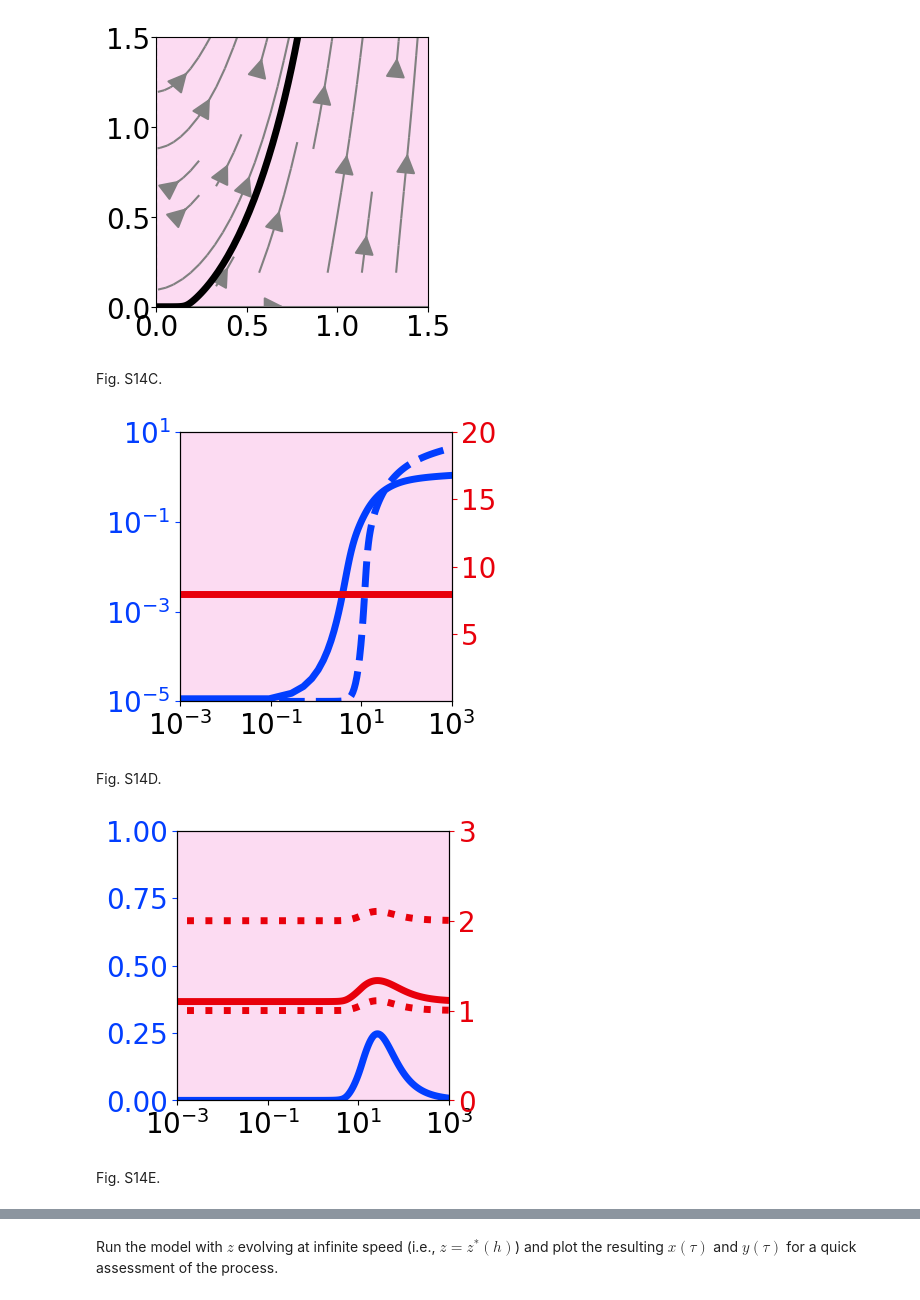
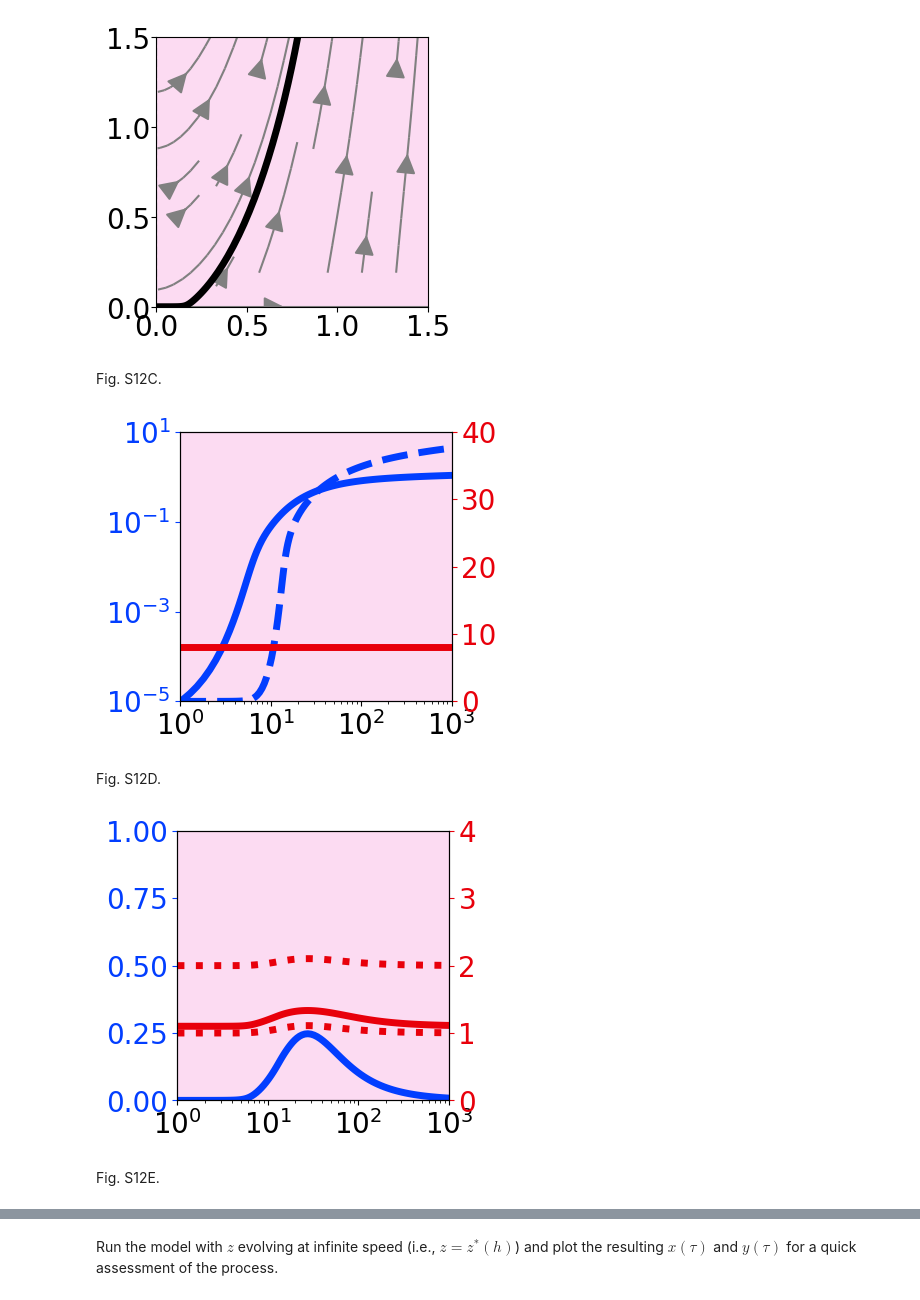
Before and after one commit to jorgeapenas/conflictdissolution, a Jupyter notebook: main_figures.ipynb, the cells around one changed output, grey strips where cells are left out. Drawn from its saved outputs; the diff is of its cells as text; code cells hidden in the pictures.

```diff
--- a/main_figures.ipynb
+++ b/main_figures.ipynb
@@ -186,7 +198,8 @@ PyPlot.savefig("FigS12A.pdf",bbox_inches="tight")
 Run the model with constant $z$ and plot the resulting $x(\tau)$ and $y(\tau)$ for a quick assessment of the process.
 # %%
 zvec0 = [0.00001;0.00001]
-tspan = (0.0, 1000.0)
+#tspan = (0.0, 1000.0)
+tspan = (1.0, 1000.0)
 prob = ODEProblem(mf.evoldyn_z0,zvec0,tspan)
 sol = DifferentialEquations.solve(prob, Tsit5(), reltol=1e-8, abstol=1e-8)
 
@@ -195,6 +208,6 @@ sol = DifferentialEquations.solve(prob, Tsit5(), reltol=1e-8, abstol=1e-8)
 PyPlot.plt.loglog(t,x)
 PyPlot.plt.loglog(t,y)
 
-PyPlot.plt.xlim(1e-3, 1e3)
+PyPlot.plt.xlim(1, 1e3)
 PyPlot.plt.ylim(1e-5, 20)
 # %% [output]
@@ -828,19 +842,19 @@ PyPlot.savefig("FigS14B.pdf",bbox_inches="tight")
 # %% [output]
 [figure]
 # %% [markdown]
-Fig. S14C.
+Fig. S12C.
 # %%
-timeseries_traits(0.001,1000,0.00001,10,0.00001,20)
-plt.savefig("FigS14C.pdf",bbox_inches="tight")
+timeseries_traits(1,1000,0.00001,10,0.00001,40)
+plt.savefig("FigS12C.pdf",bbox_inches="tight")
 # %% [output]
-[figure, old version]
+[figure, new version]
 # %% [markdown]
-Fig. S14D.
+Fig. S12D.
 # %%
-timeseries_pBC(0.001,1000,0,1,0,3)
-PyPlot.savefig("FigS14D.pdf",bbox_inches="tight")
+timeseries_pBC(1,1000,0,1,0,4)
+PyPlot.savefig("FigS12D.pdf",bbox_inches="tight")
 # %% [output]
-[figure, old version]
+[figure, new version]
 # %% [markdown]
-Fig. S14E.
+Fig. S12E.
 # %%
```
Also changed, not shown: parts of 93 cells of this notebook, 1 other file.
